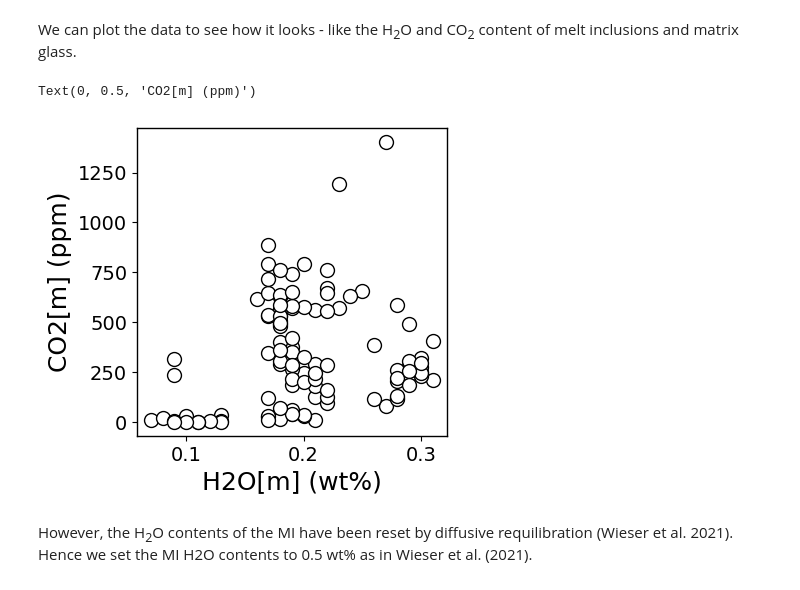
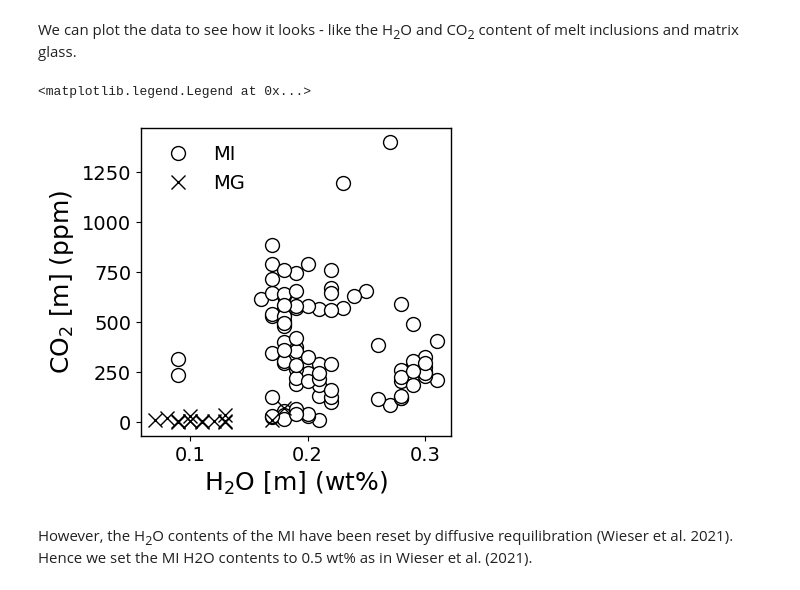
Before and after one commit to eryhughes/workshop_volatiles_goldschmidt2026, a Jupyter notebook: exercise_volatiles_workshop.ipynb, the cells around one changed output. Cells and saved outputs as stored; diff of their text form; code cells hidden in the pictures.

```diff
--- a/exercise_volatiles_workshop.ipynb
+++ b/exercise_volatiles_workshop.ipynb
@@ -58,15 +170,20 @@ We can plot the data to see how it looks - like the H<sub>2</sub>O and CO<sub>2<
 # %%
 fig, (ax1) = plt.subplots(1, 1, figsize=(4,4))
 
 df = MI
-
-ax1.plot(df['H2O (wt%) (wt%, PEC-corr) MI'], df['Total CO2 (PEC-corrected) ppm'], 'ok', mfc='white')
-
-ax1.set_xlabel('H2O[m] (wt%)')
-ax1.set_ylabel('CO2[m] (ppm)')
+# subset by type
+df_MI = df[df['type'] == 'MI']
+df_MG = df[df['type'] == 'MG']
+# MI: open circles
+ax1.plot(df_MI['H2O (wt%) (wt%, PEC-corr) MI'], df_MI['Total CO2 (PEC-corrected) ppm'], 'ok', mfc='white', label = "MI")
+# MG: x symbols
+ax1.plot(df_MG['H2O (wt%) (wt%, PEC-corr) MI'], df_MG['Total CO2 (PEC-corrected) ppm'], 'xk', label="MG")
+ax1.set_xlabel('H$_2$O [m] (wt%)')
+ax1.set_ylabel('CO$_2$ [m] (ppm)')
+ax1.legend(frameon=False)
 # %% [output]
-Text(0, 0.5, 'CO2[m] (ppm)')
+<matplotlib.legend.Legend at 0x...>
-[figure, old version]
+[figure, new version]
 # %% [markdown]
 However, the H<sub>2</sub>O contents of the MI have been reset by diffusive requilibration (Wieser et al. 2021). Hence we set the MI H2O contents to 0.5 wt% as in Wieser et al. (2021).
 # %%
```
Also changed, not shown: parts of 22 cells of this notebook, 19 other files.
